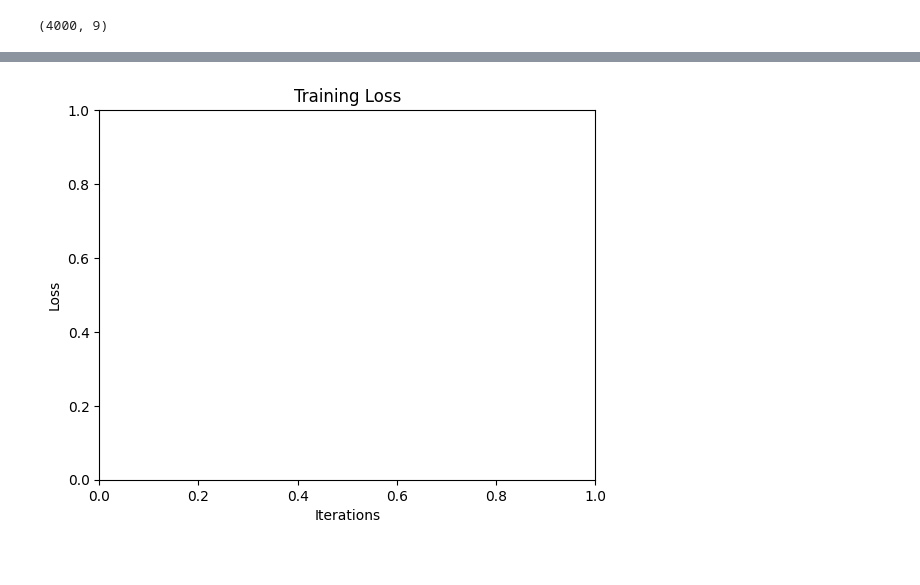
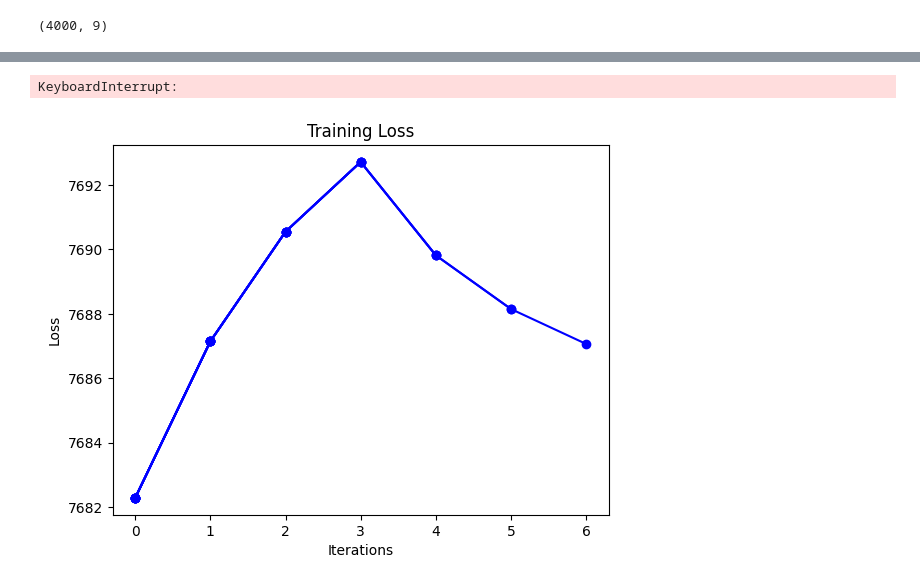
Before and after one commit to rzimmerdev/sentiment-analysis, a Jupyter notebook: atividade_1.ipynb, the cells around one changed output, grey strips where cells are left out. Saved outputs shown, nothing was run; the diff lists cells and outputs as text; code cells hidden in the pictures.

```diff
--- a/atividade_1.ipynb
+++ b/atividade_1.ipynb
@@ -54,12 +58,12 @@ def generate_data(classes):
     for label, params in classes.items():
         n, columns = params
 
-        observations_T = []
+        observations = []
 
         for mu, sigma in columns:
-            observations_T.append(generate_class(mu, sigma, n))
+            observations.append(generate_class(mu, sigma, n))
 
-        observations = np.array(observations_T).T
+        observations = np.array(observations).T
         # one hot encoding
         y_true = np.zeros((n, len(classes)))
         y_true[:, label] = 1
@@ -169,0 +182,4 @@ class ReLU(Activation):
+# %%
+tan = Tanh()
+x = np.array([0, 1, 2, 3])
+print(f"x, tanh(x): {x} -> {tan(x)}")
@@ -303,11 +386,0 @@ print([mlp.forward(x) for x, _ in dataset[:5]])
-# %%
-x, y = dataset[0]
-y_pred = mlp.forward(x)
-grad = mlp.error.gradient(y, y_pred)
-
-i = len(mlp.layers) - 1
-grad = grad * mlp.activations[i-1].gradient(mlp.zs[i])
-
-print(mlp.zs[i - 1].T.shape)
-
-np.dot(mlp.zs[i].T, grad).shape
@@ -323,27 +419,19 @@ ValueError: shapes (10,) and (2,) not aligned: 10 (dim 0) != 2 (dim 0)
 class Autoencoder(Module):
     def __init__(self, encoder_layers, decoder_layers):
         super().__init__()
-        self.encoder = MLP(encoder_layers)
-        self.decoder = MLP(decoder_layers)
 
-    def weights(self):
-        return self.encoder.weights, self.decoder.weights
+        encoder = MLP(encoder_layers, activations=[Tanh() for _ in encoder_layers[1:]])
+        decoder = MLP(decoder_layers, activations=[Tanh() for _ in decoder_layers[1:]])
+
+        self.encoder = encoder
+        self.decoder = decoder
 
     def forward(self, x):
         return self.decoder(self.encoder(x))
 
     def backward(self, grad, lr=0.01):
-        grad = grad * lr
-        grad = self.decoder.backward(grad, lr)
-        grad = self.encoder.backward(grad, lr)
-
-        return grad
-
-    def __call__(self, x):
-        return self.forward(x)
-
-    def encode(self, x):
-        return self.encoder(x)
+        grad = self.decoder.backward(grad, lr=lr)
+        return self.encoder.backward(grad, lr=lr)
 # %%
 # 5 columns classes
 classes = {
@@ -365,7 +454,7 @@ autoencoder = Autoencoder(
     decoder_layers=[2, 4, 10, 4],
 )
 
-lr = 1e-4
+lr = 1e-3
 
 train(dataset, autoencoder, criterion, lr=lr, epochs=500)
 # %% [output]
@@ -373,3 +468,4 @@ TypeError: 'NoneType' object is not subscriptable
+KeyboardInterrupt:
-[figure, old version]
+[figure, new version]
 # %%
 plt.scatter(data[:, 0], data[:, 1], c=autoencoder.pred(data[:, :5]))
```
Also changed, not shown: parts of 23 cells of this notebook.
